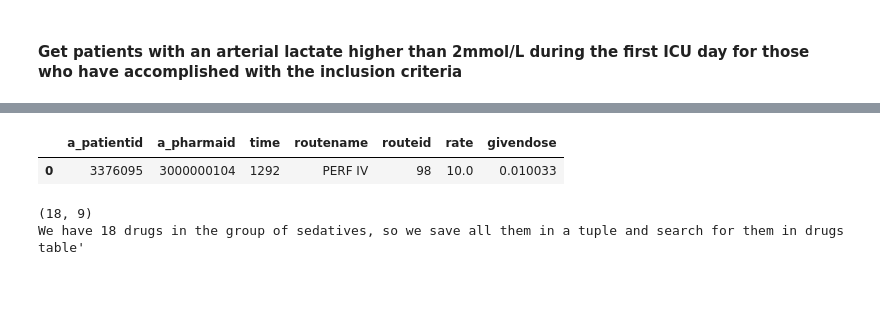
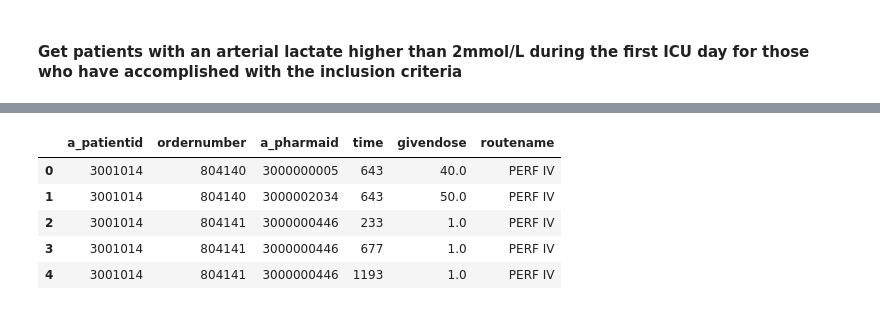
Before and after one commit to Ps7Pep/tgndatathon2022, a Jupyter notebook: icusics_db_tutorial.ipynb, the cells around one changed output, grey strips where cells are left out. Saved outputs shown, nothing was run; the diff lists cells and outputs as text; code cells hidden in the pictures.

```diff
--- a/icusics_db_tutorial.ipynb
+++ b/icusics_db_tutorial.ipynb
@@ -494,2 +365,4 @@ drugs_ref.head(1)
 # %%
-drugs = pd.read_csv(f's3://{db}/{h}_db/drugs/{h}_drugs001.csv')
+%%time
+
+pharma_records = pd.read_parquet(f's3://icusics-db/pharma_records/pharma_records_h3.parquet')
@@ -496,20 +372,9 @@ drugs = pd.read_csv(f's3://{db}/{h}_db/drugs/{h}_drugs001.csv')
 # %%
-drugs.head(1)
+pharma_records.head()
 # %% [output]
-|  | a_patientid | a_pharmaid | time | routename | routeid | rate | givendose |
-| 0 | 3376095 | 3000000104 | 1292 | PERF IV | 98 | 10.0 | 0.010033 |
+|  | a_patientid | ordernumber | a_pharmaid | time | givendose | routename |
+| 0 | 3001014 | 804140 | 3000000005 | 643 | 40.0 | PERF IV |
+| 1 | 3001014 | 804140 | 3000002034 | 643 | 50.0 | PERF IV |
+| 2 | 3001014 | 804141 | 3000000446 | 233 | 1.0 | PERF IV |
+| 3 | 3001014 | 804141 | 3000000446 | 677 | 1.0 | PERF IV |
+| 4 | 3001014 | 804141 | 3000000446 | 1193 | 1.0 | PERF IV |
-# %%
-# define key characters (remember that strings in this db can be in english, catalan or spanish language) to start a blind search
-
-key_chars = 'sed'
-
-result = drugs_ref[(drugs_ref['pharmagroupname'].str.contains(key_chars, case=False, na=False))]
-
-print(result.shape)
-
-print("We have 18 drugs in the group of sedatives, so we save all them in a tuple and search for them in drugs table'")
-
-sedatives_ids = tuple(set(result['a_pharmaid']))
-# %% [output]
-(18, 9)
-We have 18 drugs in the group of sedatives, so we save all them in a tuple and search for them in drugs table'
```
Also changed, not shown: parts of 95 cells of this notebook, 1 other file.
